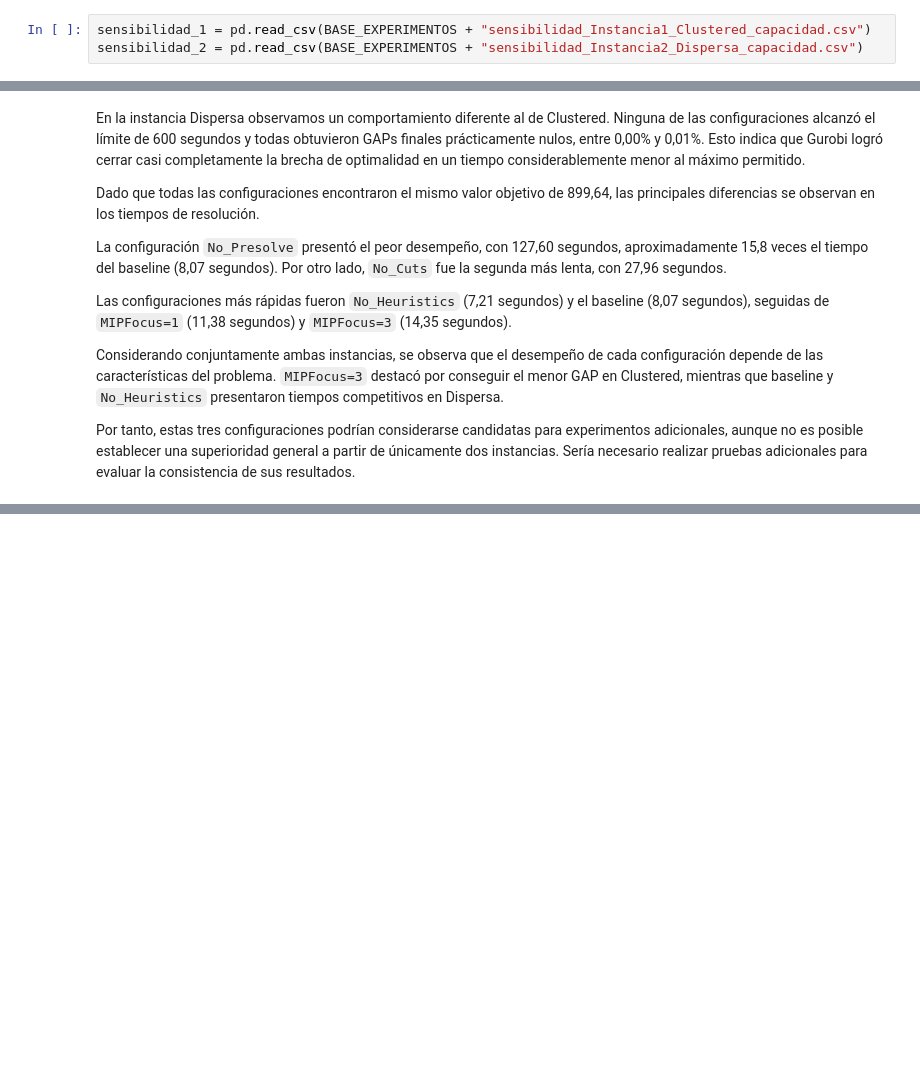
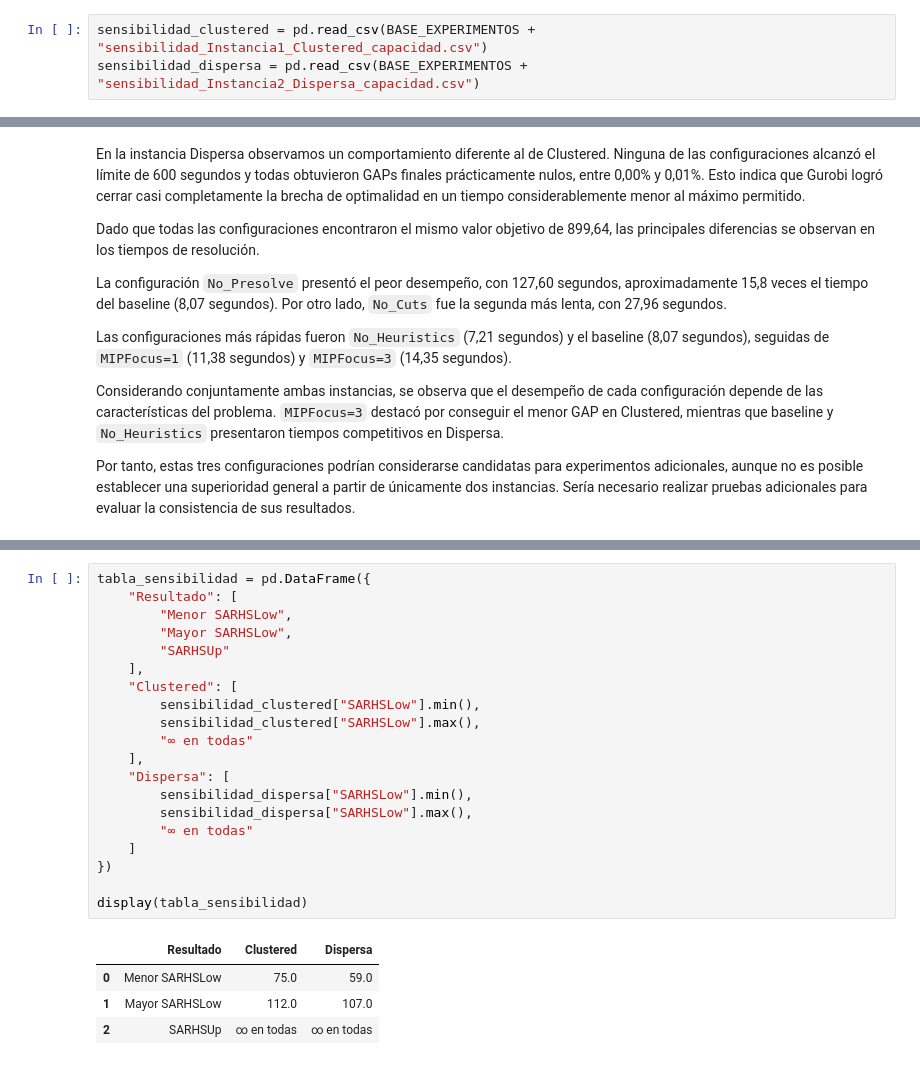
Before and after one commit to Mazulini/Tarea-2---optimizacion, a Jupyter notebook: opti_corregido.ipynb, the cells around one changed output, grey strips where cells are left out. Saved outputs shown, nothing was run; the diff lists cells and outputs as text; blank space fills up the shorter version.

Commit message:
feat: analisis de sensibilidad

```diff
--- a/opti_corregido.ipynb
+++ b/opti_corregido.ipynb
@@ -464,6 +464,6 @@ resultados_2
 # %% [markdown]
 #### Análisis de sensibilidad
 # %%
-sensibilidad_1 = pd.read_csv(BASE_EXPERIMENTOS + "sensibilidad_Instancia1_Clustered_capacidad.csv")
-sensibilidad_2 = pd.read_csv(BASE_EXPERIMENTOS + "sensibilidad_Instancia2_Dispersa_capacidad.csv")
+sensibilidad_clustered = pd.read_csv(BASE_EXPERIMENTOS + "sensibilidad_Instancia1_Clustered_capacidad.csv")
+sensibilidad_dispersa = pd.read_csv(BASE_EXPERIMENTOS + "sensibilidad_Instancia2_Dispersa_capacidad.csv")
 # %%
@@ -703,0 +762,25 @@ Por tanto, estas tres configuraciones podrían considerarse candidatas para expe
+# %%
+tabla_sensibilidad = pd.DataFrame({
+    "Resultado": [
+        "Menor SARHSLow",
+        "Mayor SARHSLow",
+        "SARHSUp"
+    ],
+    "Clustered": [
+        sensibilidad_clustered["SARHSLow"].min(),
+        sensibilidad_clustered["SARHSLow"].max(),
+        "∞ en todas"
+    ],
+    "Dispersa": [
+        sensibilidad_dispersa["SARHSLow"].min(),
+        sensibilidad_dispersa["SARHSLow"].max(),
+        "∞ en todas"
+    ]
+})
+
+display(tabla_sensibilidad)
+# %% [output]
+|  | Resultado | Clustered | Dispersa |
+| 0 | Menor SARHSLow | 75.0 | 59.0 |
+| 1 | Mayor SARHSLow | 112.0 | 107.0 |
+| 2 | SARHSUp | ∞ en todas | ∞ en todas |
```
Also changed, not shown: parts of 7 cells of this notebook.
